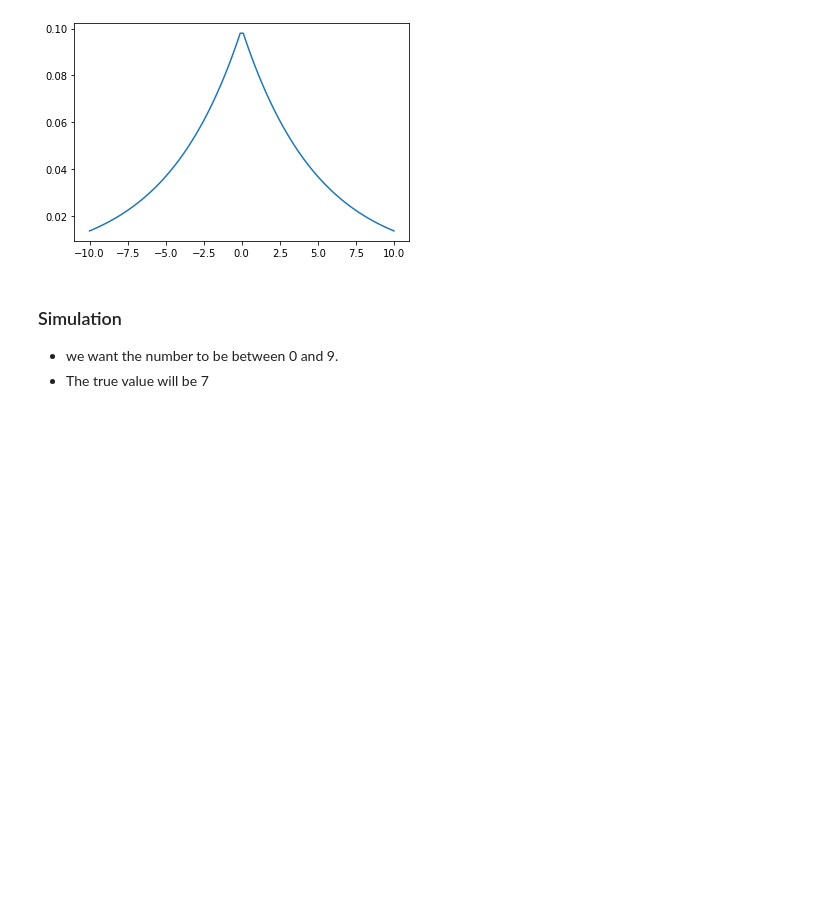
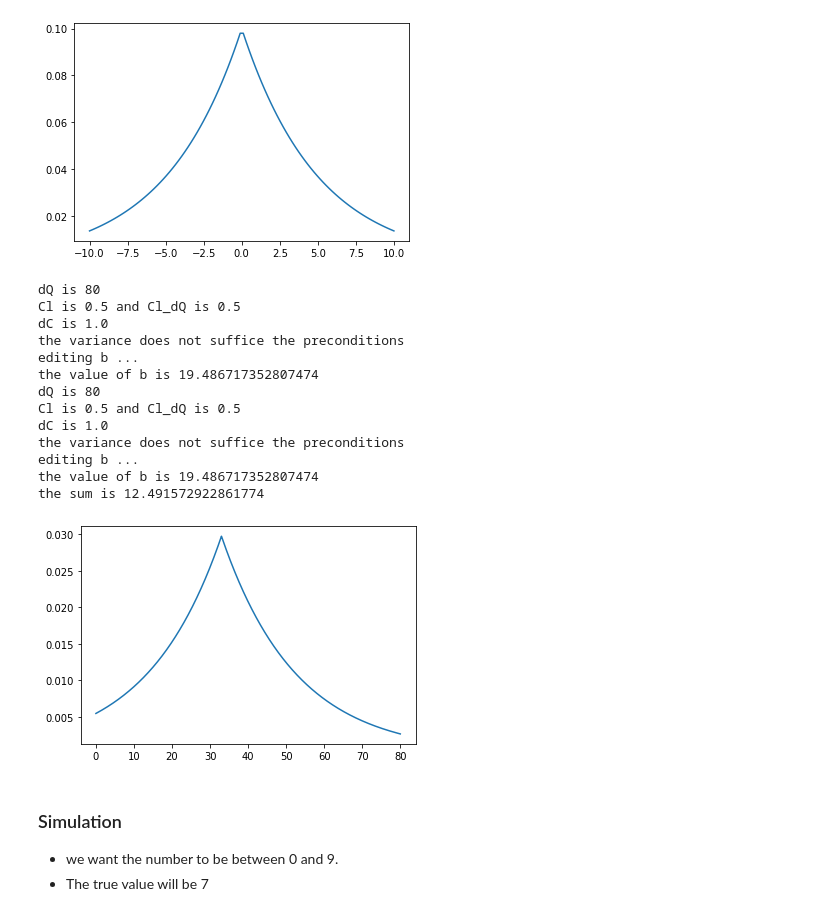
Before and after one commit to memy85/2022_LDP_EXPERIMENT, a Jupyter notebook: explore/20220207_LDP_notes.ipynb, the cells around one changed output. Saved outputs shown, nothing was run; the diff lists cells and outputs as text; code cells hidden in the pictures; blank space fills up the shorter version.

```diff
--- a/explore/20220207_LDP_notes.ipynb
+++ b/explore/20220207_LDP_notes.ipynb
@@ -128,3 +130,26 @@ def pdf_Wq(value, D: tuple, b, epsilon, delta):
+# %%
+theRange = (0,80)
+l,u = theRange
+xs = np.linspace(l, u, num = 10**3)
+plt.plot(xs, pdf_Wq(33, (0,80), 1, 4, 0.1))
+
+probs = pdf_Wq(33, (0,80), 1, 4, 0.1)
+print(f"the sum is {probs.sum()}")
+# %% [output]
+dQ is 80
+Cl is 0.5 and Cl_dQ is 0.5
+dC is 1.0
+the variance does not suffice the preconditions
+editing b ...
+the value of b is 19.486717352807474
+dQ is 80
+Cl is 0.5 and Cl_dQ is 0.5
+dC is 1.0
+the variance does not suffice the preconditions
+editing b ...
+the value of b is 19.486717352807474
+the sum is 12.491572922861774
+[figure, added]
 # %% [markdown]
 ### Simulation
 - we want the number to be between 0 and 9.
```
Also changed, not shown: parts of 1 cell of this notebook, 5 other files.
